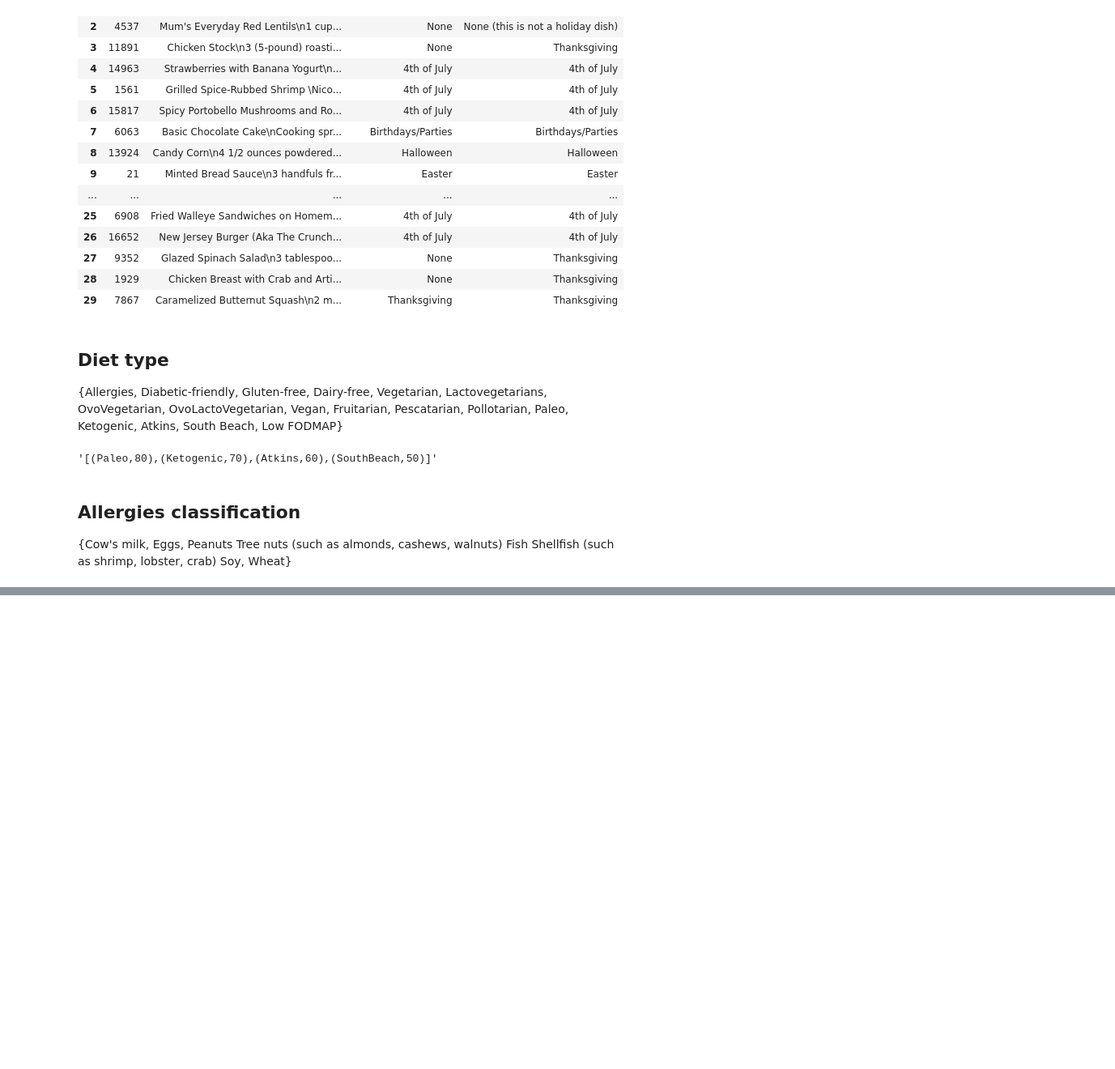
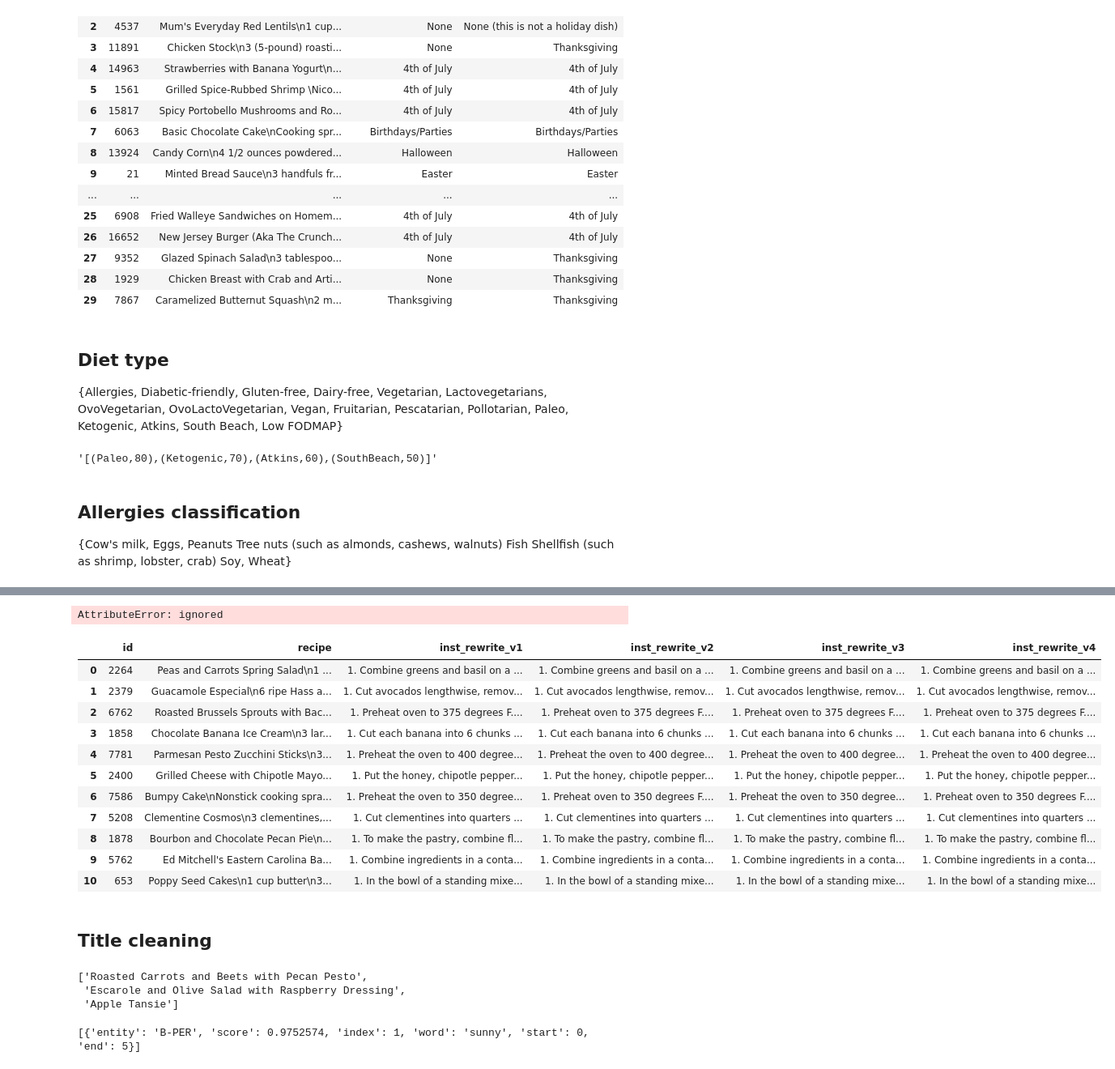
Before and after one commit to eitanlif/FTCA, a Jupyter notebook: recipe_data_enrichment/recipe_classification_summary.ipynb, the cells around one changed output, grey strips where cells are left out. Shown at 81% size. Cells and saved outputs as stored; diff of their text form; code cells hidden in the pictures; blank space fills up the shorter version.

```diff
--- a/recipe_data_enrichment/recipe_classification_summary.ipynb
+++ b/recipe_data_enrichment/recipe_classification_summary.ipynb
@@ -585,0 +861,4 @@ df_allergy.to_csv('allergy_type_report.csv', index=False)
+# %%
+instructions_report.to_csv('instructions_report.csv', index=False)
+# %% [output]
+AttributeError: ignored
@@ -585,0 +867,19 @@ df_allergy.to_csv('allergy_type_report.csv', index=False)
+# %%
+df = pd.read_csv('instructions_report.csv')
+# %%
+df
+# %% [output]
+|  | id | recipe | inst_rewrite_v1 | inst_rewrite_v2 | inst_rewrite_v3 | inst_rewrite_v4 |
+| 0 | 2264 | Peas and Carrots Spring Salad\n1 ... | 1. Combine greens and basil on a ... | 1. Combine greens and basil on a ... | 1. Combine greens and basil on a ... | 1. Combine greens and basil on a ... |
+| 1 | 2379 | Guacamole Especial\n6 ripe Hass a... | 1. Cut avocados lengthwise, remov... | 1. Cut avocados lengthwise, remov... | 1. Cut avocados lengthwise, remov... | 1. Cut avocados lengthwise, remov... |
+| 2 | 6762 | Roasted Brussels Sprouts with Bac... | 1. Preheat oven to 375 degrees F.... | 1. Preheat oven to 375 degrees F.... | 1. Preheat oven to 375 degrees F.... | 1. Preheat oven to 375 degrees F.... |
+| 3 | 1858 | Chocolate Banana Ice Cream\n3 lar... | 1. Cut each banana into 6 chunks ... | 1. Cut each banana into 6 chunks ... | 1. Cut each banana into 6 chunks ... | 1. Cut each banana into 6 chunks ... |
+| 4 | 7781 | Parmesan Pesto Zucchini Sticks\n3... | 1. Preheat the oven to 400 degree... | 1. Preheat the oven to 400 degree... | 1. Preheat the oven to 400 degree... | 1. Preheat the oven to 400 degree... |
+| 5 | 2400 | Grilled Cheese with Chipotle Mayo... | 1. Put the honey, chipotle pepper... | 1. Put the honey, chipotle pepper... | 1. Put the honey, chipotle pepper... | 1. Put the honey, chipotle pepper... |
+| 6 | 7586 | Bumpy Cake\nNonstick cooking spra... | 1. Preheat the oven to 350 degree... | 1. Preheat oven to 350 degrees F.... | 1. Preheat the oven to 350 degree... | 1. Preheat oven to 350 degrees F.... |
+| 7 | 5208 | Clementine Cosmos\n3 clementines,... | 1. Cut clementines into quarters ... | 1. Cut clementines into quarters ... | 1. Cut clementines into quarters ... | 1. Cut clementines into quarters ... |
+| 8 | 1878 | Bourbon and Chocolate Pecan Pie\n... | 1. To make the pastry, combine fl... | 1. To make the pastry, combine fl... | 1. To make the pastry, combine fl... | 1. To make the pastry, combine fl... |
+| 9 | 5762 | Ed Mitchell's Eastern Carolina Ba... | 1. Combine ingredients in a conta... | 1. Combine ingredients in a conta... | 1. Combine ingredients in a conta... | 1. Combine ingredients in a conta... |
+| 10 | 653 | Poppy Seed Cakes\n1 cup butter\n3... | 1. In the bowl of a standing mixe... | 1. In the bowl of a standing mixe... | 1. In the bowl of a standing mixe... | 1. In the bowl of a standing mixe... |
+# %% [markdown]
+## Title cleaning
@@ -585,0 +894,15 @@ df_allergy.to_csv('allergy_type_report.csv', index=False)
+# %%
+titles = [recipe.split('\n')[0] for recipe in recipes]
+titles[:3]
+# %% [output]
+['Roasted Carrots and Beets with Pecan Pesto',
+ 'Escarole and Olive Salad with Raspberry Dressing',
+ 'Apple Tansie']
+# %%
+# title = titles[0]
+# print(title)
+
+ner_results = nlp("Sunny's family therapy cranberry rosemary digestif")
+print(ner_results)
+# %% [output]
+[{'entity': 'B-PER', 'score': 0.9752574, 'index': 1, 'word': 'sunny', 'start': 0, 'end': 5}]
```
Also changed, not shown: parts of 82 cells of this notebook.
